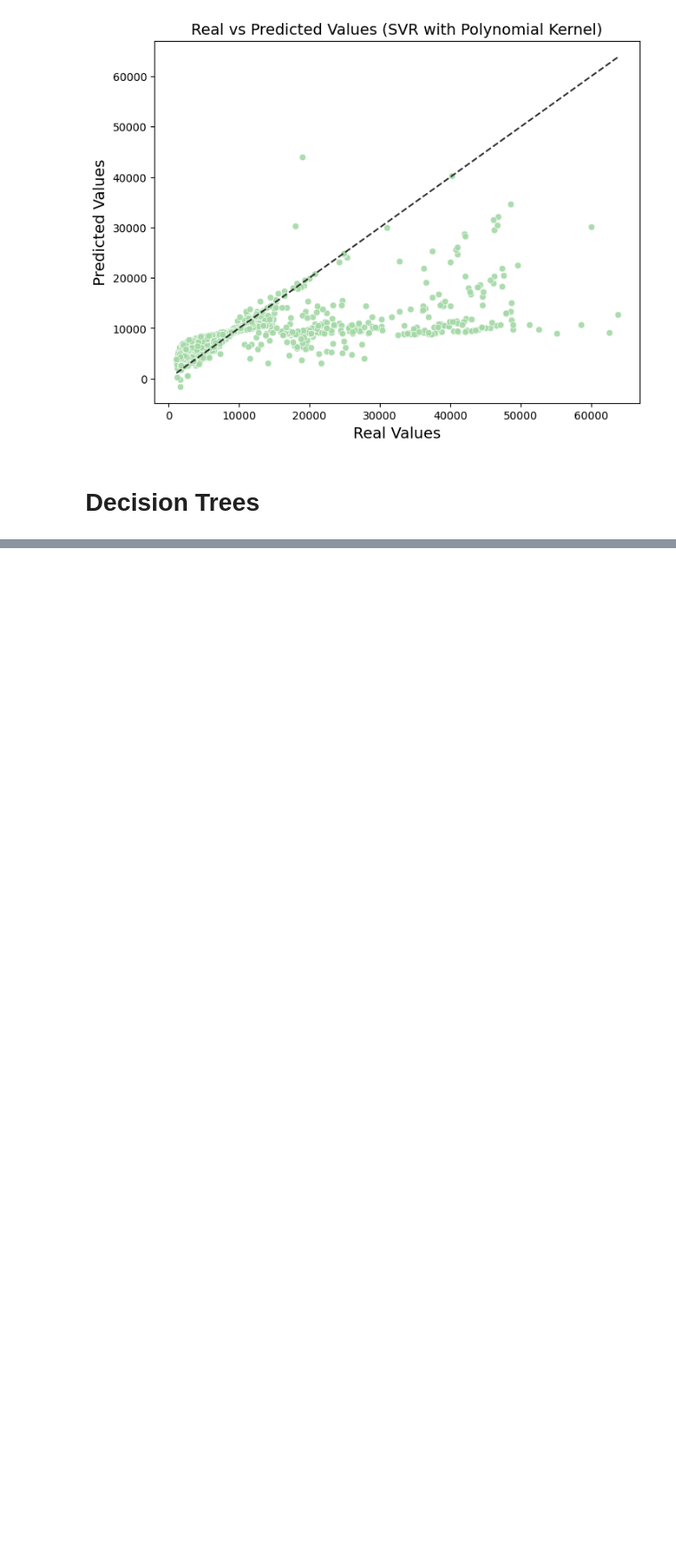
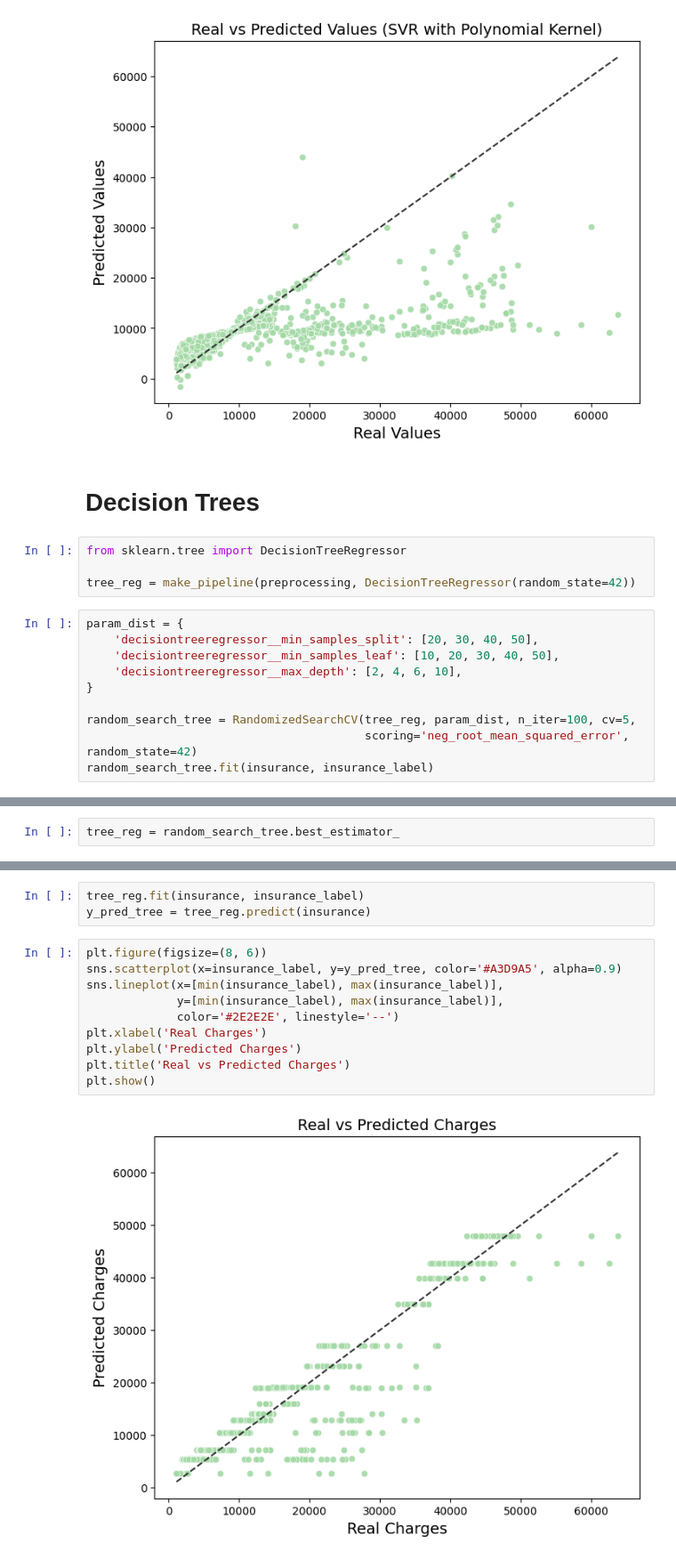
Before and after one commit to Gonzalo-Caro/Practicas-ML-NN, a Jupyter notebook: 1.Models/2.Insurance_Charges_Regression.ipynb, the cells around one changed output, grey strips where cells are left out. Shown at 89% size. Cells and saved outputs as stored; diff of their text form; blank space fills up the shorter version.

```diff
--- a/1.Models/2.Insurance_Charges_Regression.ipynb
+++ b/1.Models/2.Insurance_Charges_Regression.ipynb
@@ -798,3 +798,17 @@ plt.show()
 [figure]
 # %% [markdown]
 # Decision Trees
+# %%
+from sklearn.tree import DecisionTreeRegressor
+
+tree_reg = make_pipeline(preprocessing, DecisionTreeRegressor(random_state=42))
+# %%
+param_dist = {
+    'decisiontreeregressor__min_samples_split': [20, 30, 40, 50],
+    'decisiontreeregressor__min_samples_leaf': [10, 20, 30, 40, 50],
+    'decisiontreeregressor__max_depth': [2, 4, 6, 10],
+}
+
+random_search_tree = RandomizedSearchCV(tree_reg, param_dist, n_iter=100, cv=5,
+                                        scoring='neg_root_mean_squared_error', random_state=42)
+random_search_tree.fit(insurance, insurance_label)
@@ -800,0 +842,2 @@ plt.show()
+# %%
+tree_reg = random_search_tree.best_estimator_
@@ -800,0 +864,15 @@ plt.show()
+# %%
+tree_reg.fit(insurance, insurance_label)
+y_pred_tree = tree_reg.predict(insurance)
+# %%
+plt.figure(figsize=(8, 6))
+sns.scatterplot(x=insurance_label, y=y_pred_tree, color='#A3D9A5', alpha=0.9)
+sns.lineplot(x=[min(insurance_label), max(insurance_label)],
+             y=[min(insurance_label), max(insurance_label)],
+             color='#2E2E2E', linestyle='--')
+plt.xlabel('Real Charges')
+plt.ylabel('Predicted Charges')
+plt.title('Real vs Predicted Charges')
+plt.show()
+# %% [output]
+[figure, added]
```
Also changed, not shown: parts of 7 cells of this notebook, 3 other files.
